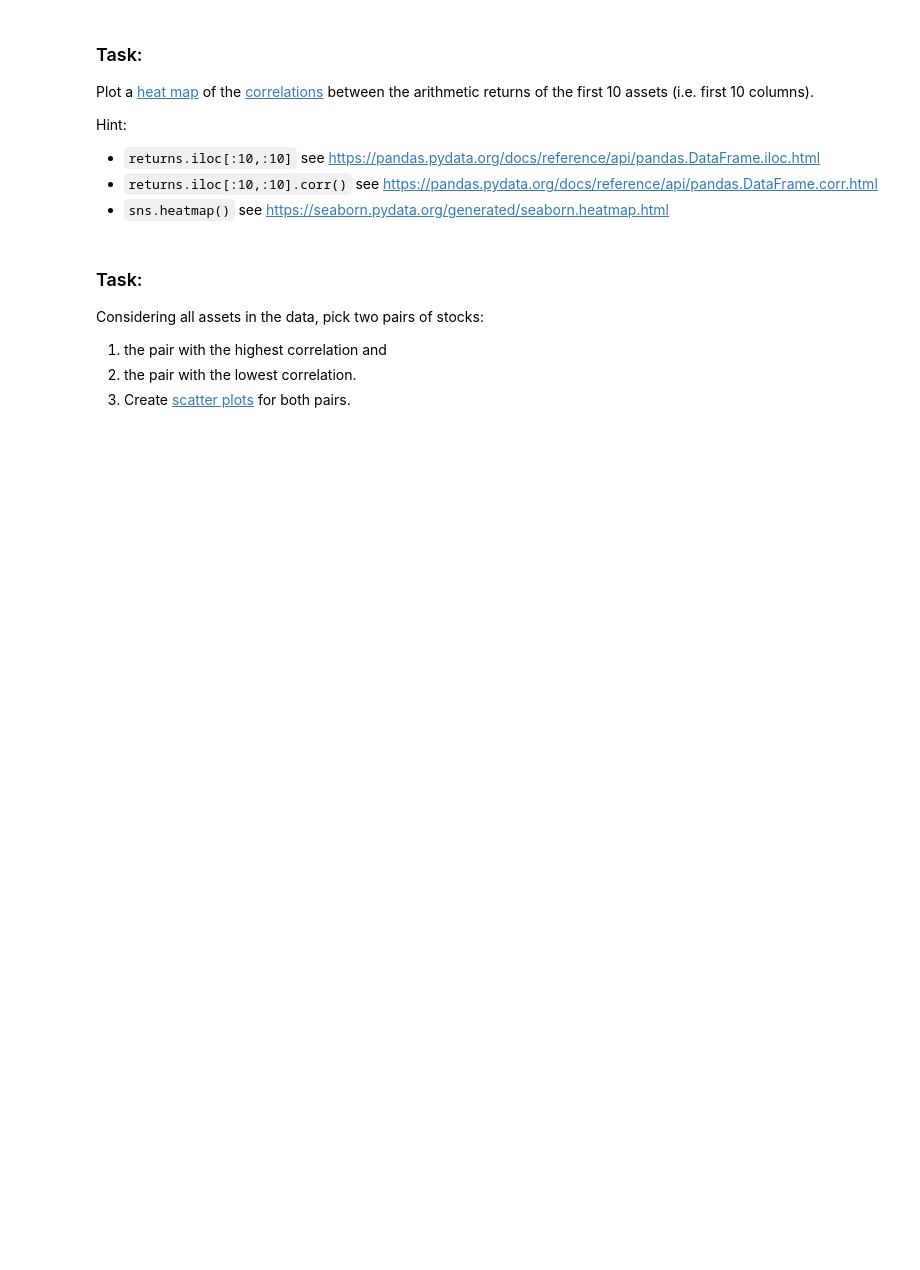
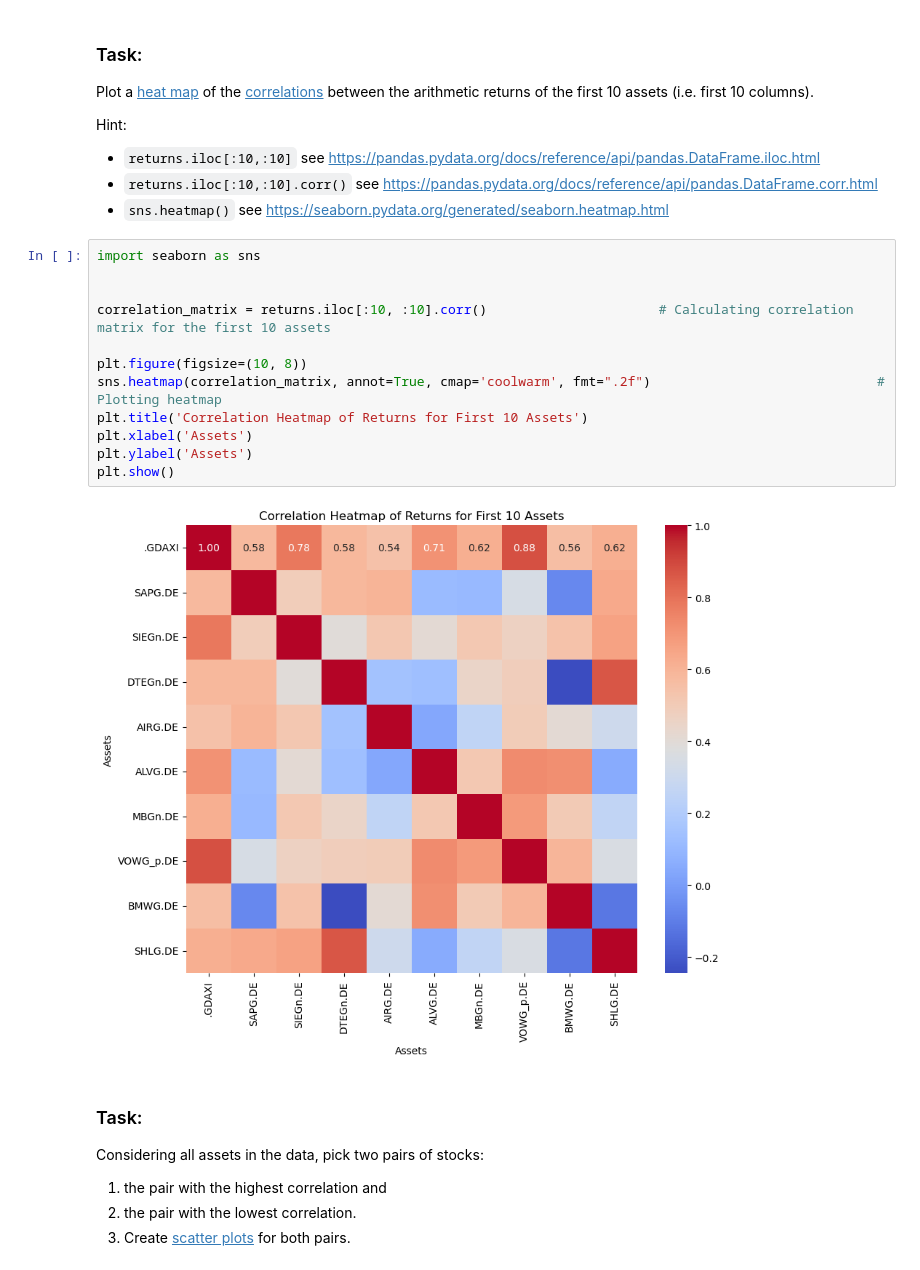
Before and after one commit to iwh-halle/fdap-2024-GeroWeinkauf, a Jupyter notebook: homework/02_python.ipynb, the cells around one changed output. Cells and saved outputs as stored; diff of their text form; blank space fills up the shorter version.

```diff
--- a/homework/02_python.ipynb
+++ b/homework/02_python.ipynb
@@ -111,6 +253,20 @@ Hint:
 * `returns.iloc[:10,:10]` see https://pandas.pydata.org/docs/reference/api/pandas.DataFrame.iloc.html
 * `returns.iloc[:10,:10].corr()` see https://pandas.pydata.org/docs/reference/api/pandas.DataFrame.corr.html
 * `sns.heatmap()` see https://seaborn.pydata.org/generated/seaborn.heatmap.html
+# %%
+import seaborn as sns
+
+
+correlation_matrix = returns.iloc[:10, :10].corr()                      # Calculating correlation matrix for the first 10 assets
+
+plt.figure(figsize=(10, 8))
+sns.heatmap(correlation_matrix, annot=True, cmap='coolwarm', fmt=".2f")                             # Plotting heatmap
+plt.title('Correlation Heatmap of Returns for First 10 Assets')
+plt.xlabel('Assets')
+plt.ylabel('Assets')
+plt.show()
+# %% [output]
+[figure, added]
 # %% [markdown]
 ### Task:
 
```
Also changed, not shown: parts of 7 cells of this notebook.
